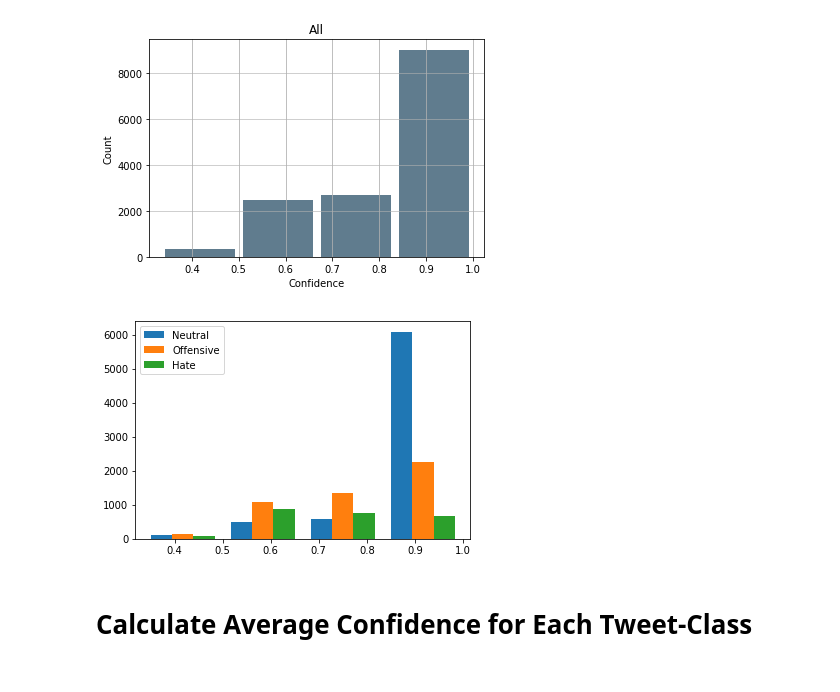
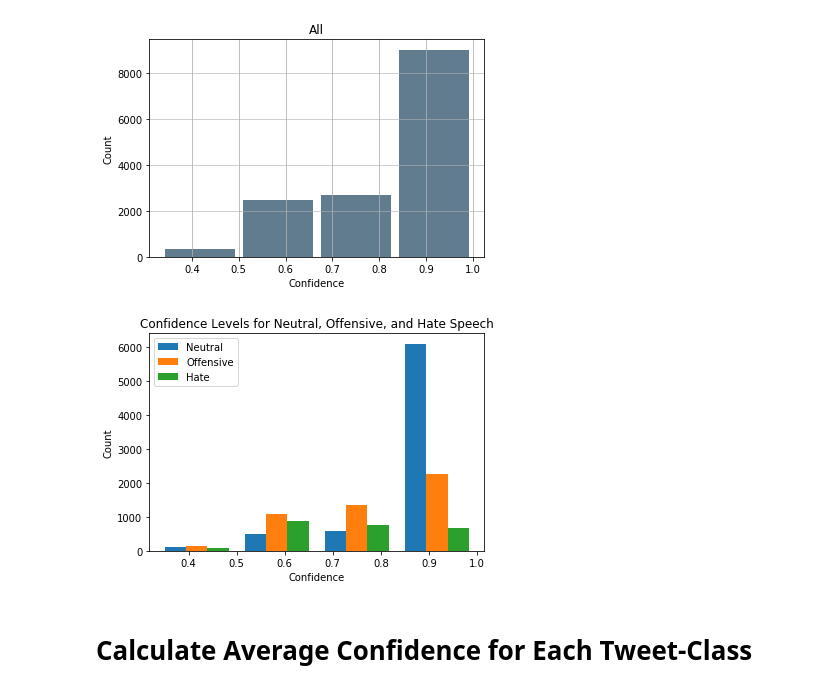
Before and after one commit to hkhan925/Hate-Speech-Classifier, a Jupyter notebook: Confidence Score & Statistics.ipynb, the cells around one changed output. Cells and saved outputs as stored; diff of their text form; code cells hidden in the pictures.

Commit message:
update combined histogram

```diff
--- a/Confidence Score & Statistics.ipynb
+++ b/Confidence Score & Statistics.ipynb
@@ -91,10 +91,13 @@ plotData(all_series)
 # %%
 names = ['Neutral', 'Offensive', 'Hate']
 plt.hist([list(neutral_hist.values()), list(offensive_hist.values()), list(hate_hist.values())], 4, histtype='bar', label=names)
 plt.legend()
+plt.title('Confidence Levels for Neutral, Offensive, and Hate Speech')
+plt.xlabel('Confidence')
+plt.ylabel('Count')
 plt.show()
 # %% [output]
-[figure, old version]
+[figure, new version]
 # %% [markdown]
 # Calculate Average Confidence for Each Tweet-Class
 # %%
```
